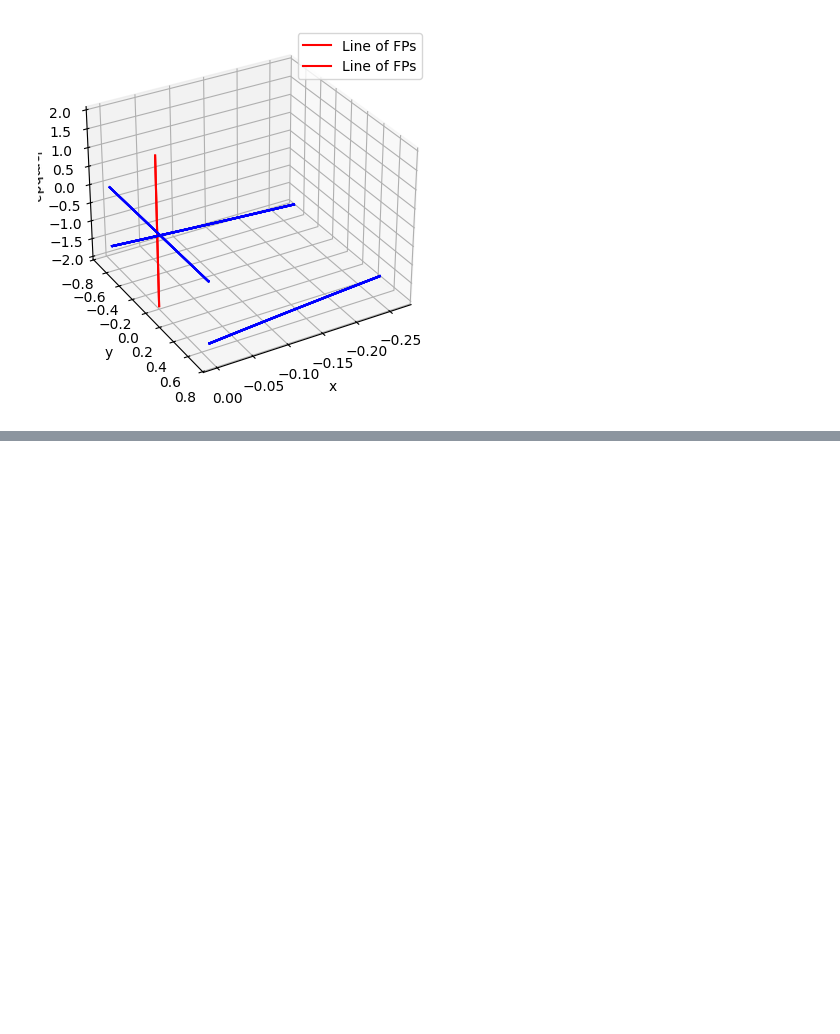
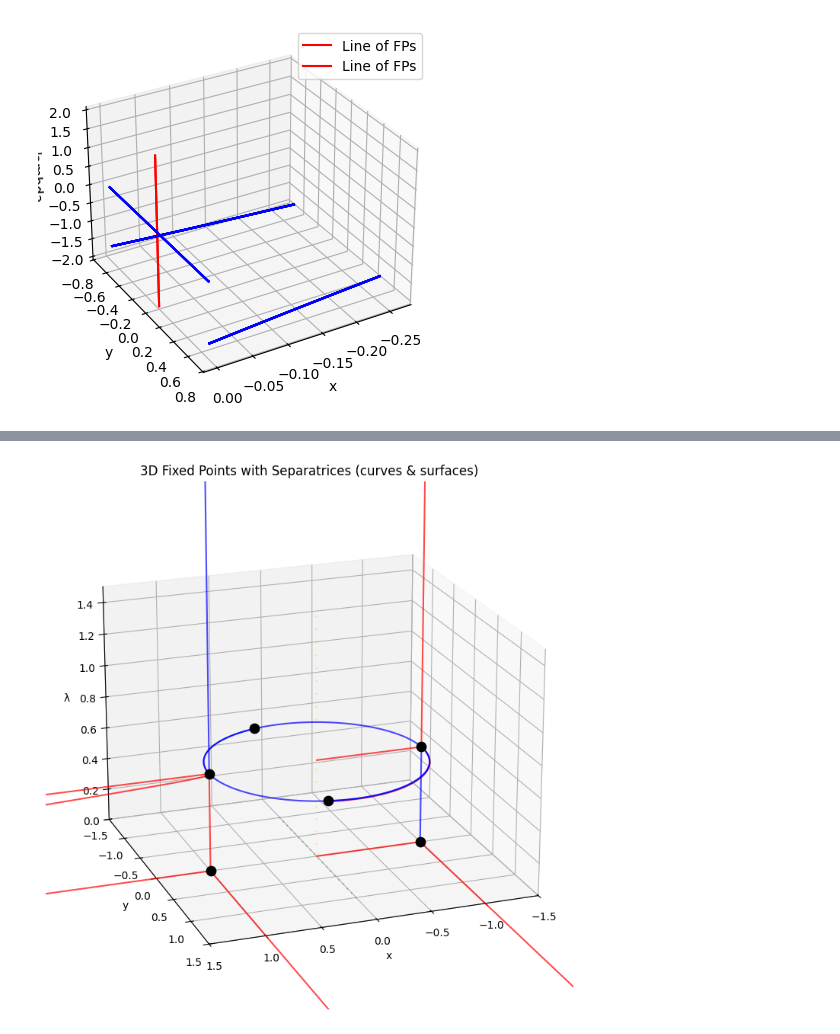
Before and after one commit to up2107120/Dynamical-systems-of-DE, a Jupyter notebook: test_code.ipynb, the cells around one changed output, grey strips where cells are left out. Cells and saved outputs as stored; diff of their text form; code cells hidden in the pictures; blank space fills up the shorter version.

```diff
--- a/test_code.ipynb
+++ b/test_code.ipynb
@@ -1489,0 +1619,77 @@ Fixed points: [[ 0.          0.          0.        ]
+# %%
+import numpy as np
+from scipy.integrate import solve_ivp
+import matplotlib.pyplot as plt
+from mpl_toolkits.mplot3d import Axes3D
+
+# System
+def system(N, vars):
+    x, y, lam = vars
+    dx = -3*x + np.sqrt(3/2)*lam*y**2 + 3*x**3
+    dy = -np.sqrt(3/2)*lam*x*y + 3*x**2*y
+    dlam = -np.sqrt(6)*x*lam**2 + 3/2*x*lam
+    return [dx, dy, dlam]
+
+# Fixed points
+isolated_points = [
+    np.array([1,0,0]),
+    np.array([-1,0,0]),
+    np.array([1,0,np.sqrt(6)/4]),
+    np.array([-1,0,np.sqrt(6)/4]),
+    np.array([1/4,np.sqrt(15)/4,np.sqrt(6)/4]),
+    np.array([1/4,-np.sqrt(15)/4,np.sqrt(6)/4])
+]
+
+# Line fixed points
+line_y = np.linspace(-1,1,20)
+line_lambda = np.linspace(0,1.5,20)
+
+# Integration parameters
+N_span_f = (0,8)
+N_span_b = (0,-8)
+N_eval_f = np.linspace(0,8,400)
+N_eval_b = np.linspace(0,-8,400)
+
+fig = plt.figure(figsize=(12,9))
+ax = fig.add_subplot(111, projection='3d')
+
+# Plot isolated fixed points
+for fp in isolated_points:
+    ax.scatter(*fp, color='black', s=80)
+
+# 1D separatrices from isolated saddles
+eps = 1e-4
+for fp in isolated_points:
+    # Use unit vectors along coordinate axes as schematic eigenvectors
+    for vec in [np.array([1,0,0]), np.array([0,1,0]), np.array([0,0,1])]:
+        # Forward
+        sol_f = solve_ivp(system, N_span_f, fp+eps*vec, t_eval=N_eval_f,rtol=1e-9)
+        ax.plot(sol_f.y[0], sol_f.y[1], sol_f.y[2], color='red', alpha=0.7)
+        # Backward
+        sol_b = solve_ivp(system, N_span_b, fp+eps*vec, t_eval=N_eval_b,rtol=1e-9)
+        ax.plot(sol_b.y[0], sol_b.y[1], sol_b.y[2], color='blue', alpha=0.7)
+
+# Surfaces from line fixed points
+for y in line_y:
+    fp = np.array([0,y,0])
+    for d in [np.array([eps,0,0]), np.array([0,0,eps])]:
+        sol = solve_ivp(system, N_span_f, fp+d, t_eval=N_eval, rtol=1e-9)
+        ax.plot(sol.y[0], sol.y[1], sol.y[2], color='green', alpha=0.3)
+
+for lam in line_lambda:
+    fp = np.array([0,0,lam])
+    for d in [np.array([eps,0,0]), np.array([0,eps,0])]:
+        sol = solve_ivp(system, N_span_f, fp+d, t_eval=N_eval, rtol=1e-9)
+        ax.plot(sol.y[0], sol.y[1], sol.y[2], color='orange', alpha=0.3)
+
+ax.set_xlabel("x")
+ax.set_ylabel("y")
+ax.set_zlabel("λ")
+ax.set_title("3D Fixed Points with Separatrices (curves & surfaces)")
+ax.set_xlim(-1.5,1.5)
+ax.set_ylim(-1.5,1.5)
+ax.set_zlim(0,1.5)
+ax.view_init(elev=20, azim=70)
+plt.show()
+# %% [output]
+[figure, added]
```
Also changed, not shown: parts of 2 cells of this notebook, 1 other file.
